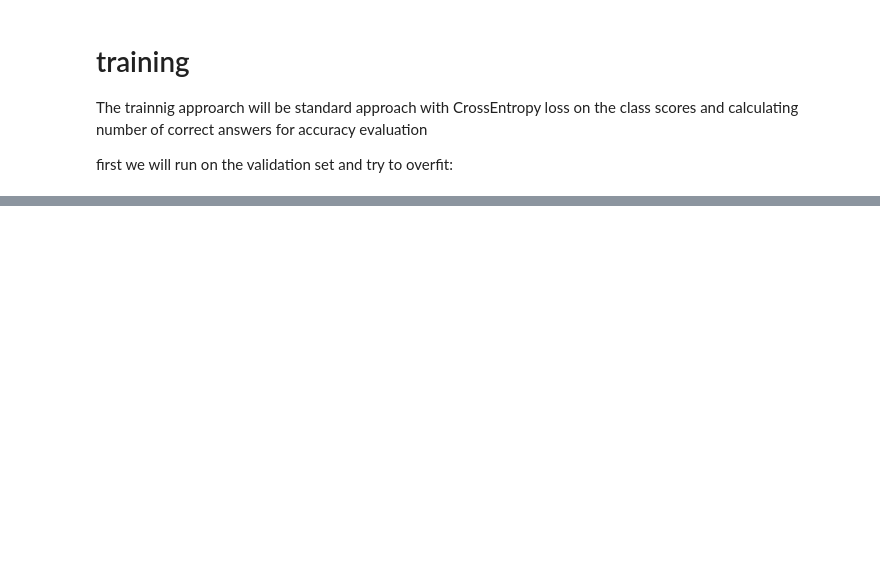
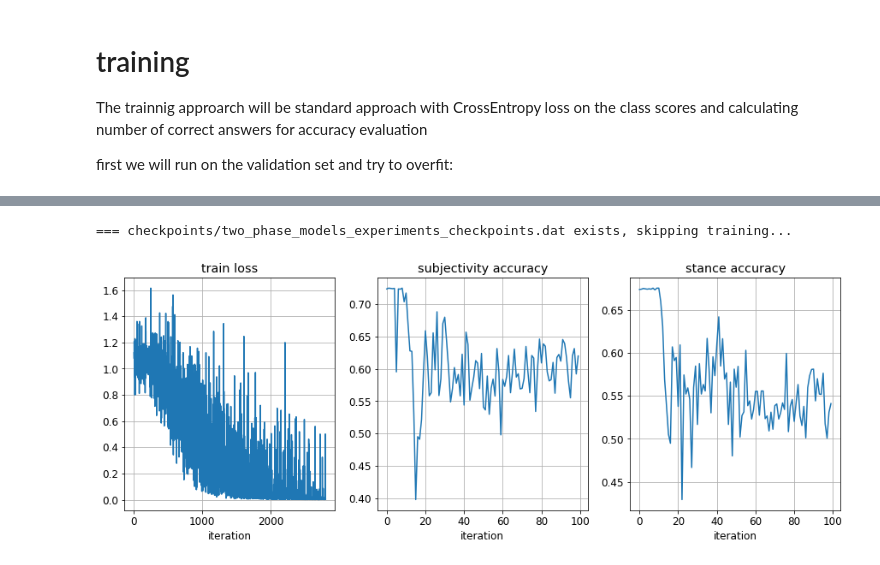
Before and after one commit to youseft42/AI_project, a Jupyter notebook: our_notebook.ipynb, the cells around one changed output, grey strips where cells are left out. Drawn from its saved outputs; the diff is of its cells as text; code cells hidden in the pictures; blank space fills up the shorter version.

```diff
--- a/our_notebook.ipynb
+++ b/our_notebook.ipynb
@@ -521,0 +333,66 @@ ax[2].plot(stance_accuracies); ax[2].set_title('stance accuracy'); ax[2].set_xla
+# %%
+from implementations.training import train_two_phase_rnn
+from implementations.training import eval_two_phase_rnn
+import torch.nn as nn
+
+EMB_DIM = [128,256]
+HID_DIM = [64,128]
+NUM_LAYERS = [1,2]
+DROP_OUT = [0.1]
+VOCAB_SIZE = len(TWEET.vocab)
+EPOCHS = 100
+BATCHES_PER_EPOCH=28
+LR=[1e-3]
+best_acc = 0.0
+
+two_phase_model_experiment = TwoPhaseLSTM(VOCAB_SIZE, EMB_DIM[0], HID_DIM[0],NUM_LAYERS[0], DROP_OUT[0])
+CHECKPOINTS_FILE_FINAL = f'checkpoints/two_phase_models_experiments_checkpoints.dat'
+
+if os.path.isfile(CHECKPOINTS_FILE_FINAL):
+    print(f'=== {CHECKPOINTS_FILE_FINAL} exists, skipping training...')
+    checkpoint_data = torch.load(CHECKPOINTS_FILE_FINAL)
+    #     print(checkpoint_data)
+    two_phase_model_experiment.load_state_dict(checkpoint_data)
+    # checkpoint_data
+else:
+    for e in EMB_DIM:
+        for h in HID_DIM:
+            for n in NUM_LAYERS:
+                for d in DROP_OUT:
+                    for l in LR:
+                        two_phase_model_experiment = TwoPhaseLSTM(VOCAB_SIZE, e, h,n,d)
+                        optimizer1 = torch.optim.Adam(two_phase_model_experiment.parameters(), lr=l)
+                        sub_loss_fn = torch.nn.NLLLoss()
+                        stance_loss_fn = torch.nn.NLLLoss()
+
+                        losses = []
+                        sub_accuracies = []
+                        stance_accuracies = []
+                        two_phase_model.zero_grad()
+                        for epoch in range(EPOCHS):
+                            print(f'=== EPOCH {epoch+1}/{EPOCHS} ===')
+                            losses += train_two_phase_rnn(two_phase_model_experiment, dl_train, optimizer1, sub_loss_fn, stance_loss_fn, BATCHES_PER_EPOCH)
+                            sub_acc, stance_acc = eval_two_phase_rnn(two_phase_model_experiment, dl_test)
+                            sub_accuracies += [sub_acc]
+                            stance_accuracies += [stance_acc]
+                            if best_acc is not None and stance_acc > best_acc + 0.1:
+                                best_acc = stance_acc
+                                torch.save(two_phase_model_experiment.state_dict(), 'checkpoints/two_phase_models_experiments_checkpoints.dat')
+# %% [output]
+=== checkpoints/two_phase_models_experiments_checkpoints.dat exists, skipping training...
+# %%
+TPMO_TRAIN_LA_FIG = f'figures/two_phase_model_experience_loss_accuracy_FIG'
+
+if os.path.isfile(TPMO_TRAIN_LA_FIG):
+    with open('figures/two_phase_model_experience_loss_accuracy_FIG','rb') as fid:
+        fig = pickle.load(fid)
+else:
+    fig, ax = plt.subplots(nrows=1, ncols=3, figsize=(15,5))
+    ax[0].plot(losses); ax[0].set_title('train loss'); ax[0].set_xlabel('iteration'); ax[0].grid(True)
+    ax[1].plot(sub_accuracies); ax[1].set_title('subjectivity accuracy'); ax[1].set_xlabel('iteration'); ax[1].grid(True)
+    ax[2].plot(stance_accuracies); ax[2].set_title('stance accuracy'); ax[2].set_xlabel('iteration'); ax[2].grid(True)
+
+    with open('figures/two_phase_model_experience_loss_accuracy_FIG','wb') as fid:
+        pickle.dump(fig, fid)
+# %% [output]
+[figure, added]
```
Also changed, not shown: parts of 52 cells of this notebook, 14 other files.
